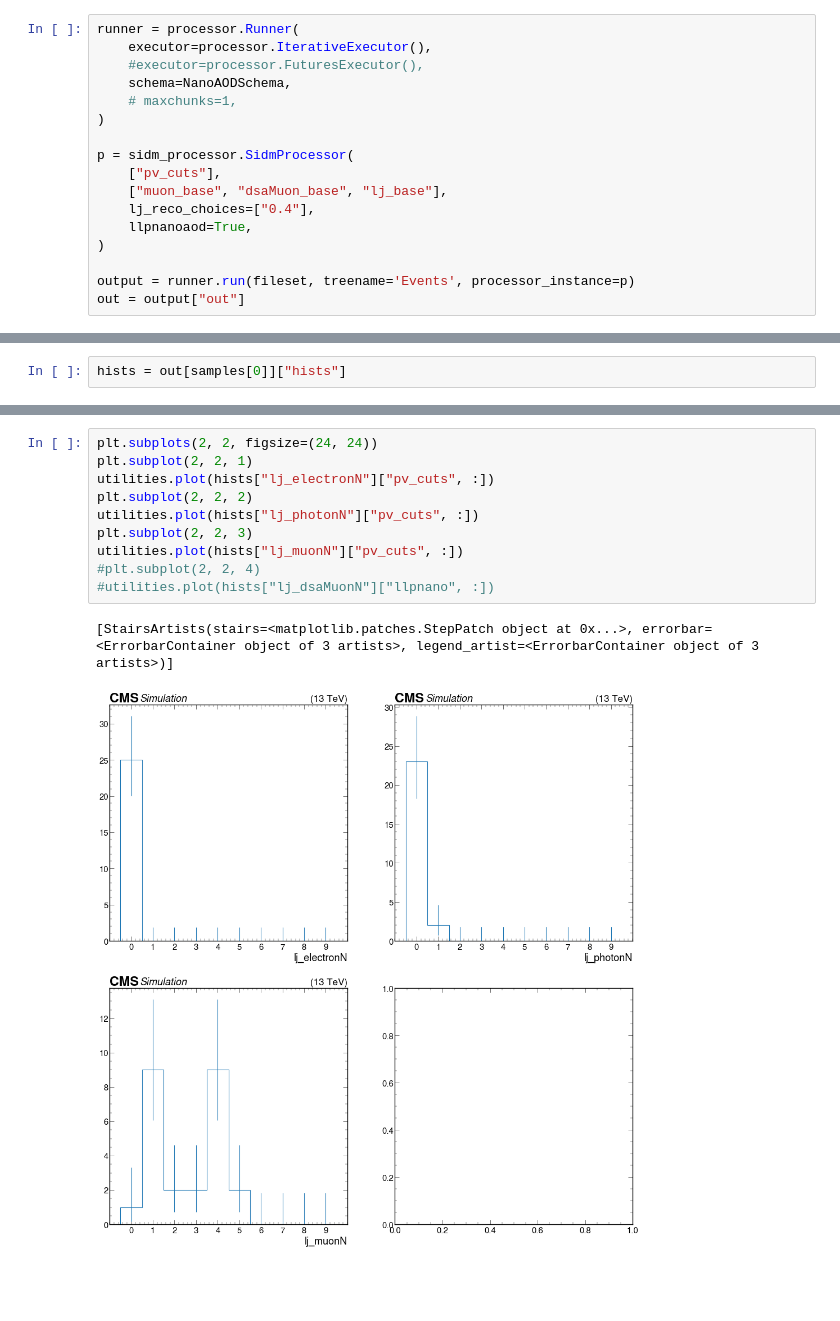
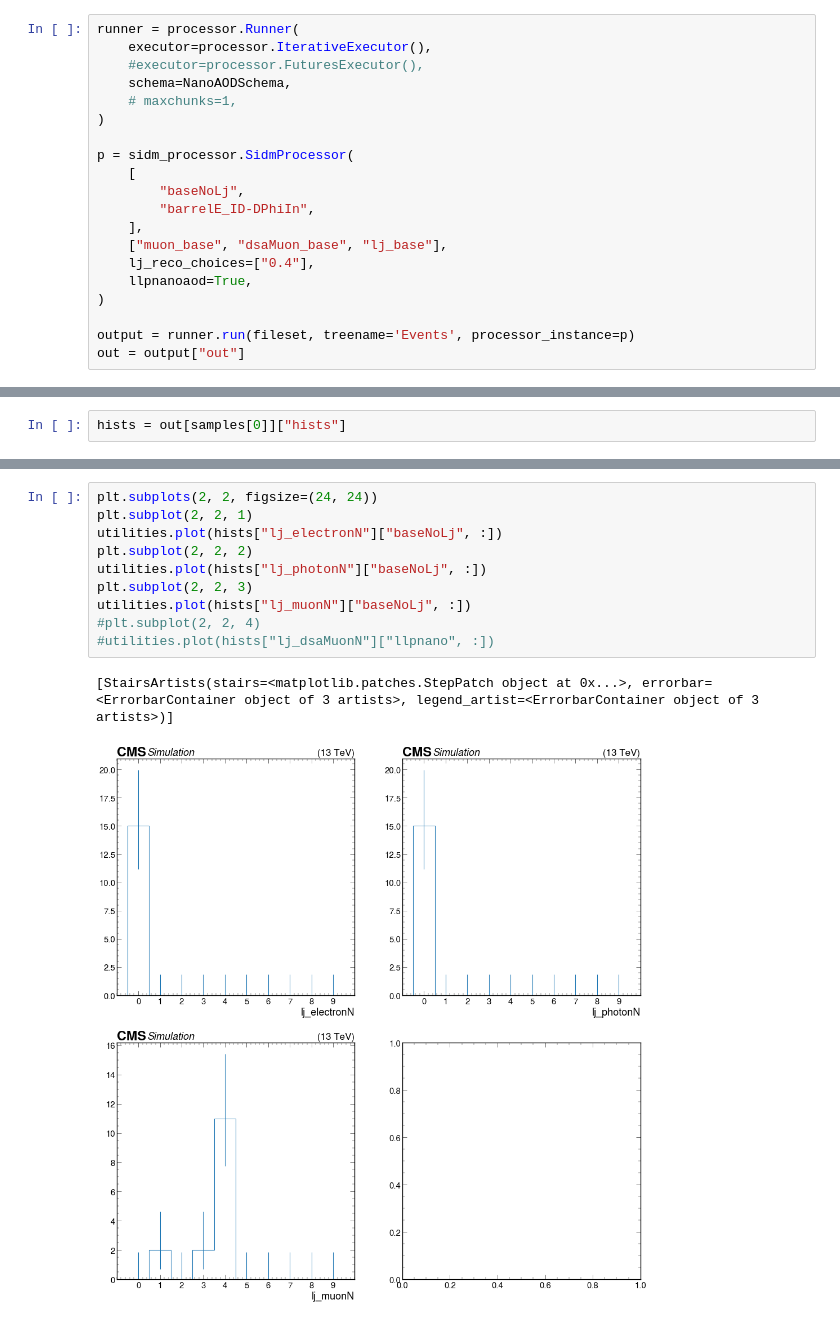
Before and after one commit to yfv2ev/SIDM, a Jupyter notebook: sidm/test_notebooks/test_llpnanoaod.ipynb, the cells around one changed output, grey strips where cells are left out. Drawn from its saved outputs; the diff is of its cells as text; blank space fills up the shorter version.

```diff
--- a/sidm/test_notebooks/test_llpnanoaod.ipynb
+++ b/sidm/test_notebooks/test_llpnanoaod.ipynb
@@ -90,7 +114,10 @@ runner = processor.Runner(
 )
 
 p = sidm_processor.SidmProcessor(
-    ["pv_cuts"],
+    [
+        "baseNoLj",
+        "barrelE_ID-DPhiIn",
+    ],
     ["muon_base", "dsaMuon_base", "lj_base"],
     lj_reco_choices=["0.4"],
     llpnanoaod=True,
@@ -147,13 +166,13 @@ utilities.plot(hists["lj_pt"]["pv_cuts", :])
 # %%
 plt.subplots(2, 2, figsize=(24, 24))
 plt.subplot(2, 2, 1)
-utilities.plot(hists["lj_electronN"]["pv_cuts", :])
+utilities.plot(hists["lj_electronN"]["baseNoLj", :])
 plt.subplot(2, 2, 2)
-utilities.plot(hists["lj_photonN"]["pv_cuts", :])
+utilities.plot(hists["lj_photonN"]["baseNoLj", :])
 plt.subplot(2, 2, 3)
-utilities.plot(hists["lj_muonN"]["pv_cuts", :])
+utilities.plot(hists["lj_muonN"]["baseNoLj", :])
 #plt.subplot(2, 2, 4)
 #utilities.plot(hists["lj_dsaMuonN"]["llpnano", :])
 # %% [output]
 [StairsArtists(stairs=<matplotlib.patches.StepPatch object at 0x...>, errorbar=<ErrorbarContainer object of 3 artists>, legend_artist=<ErrorbarContainer object of 3 artists>)]
-[figure, old version]
+[figure, new version]
```
Also changed, not shown: parts of 7 cells of this notebook, 2 other files.
